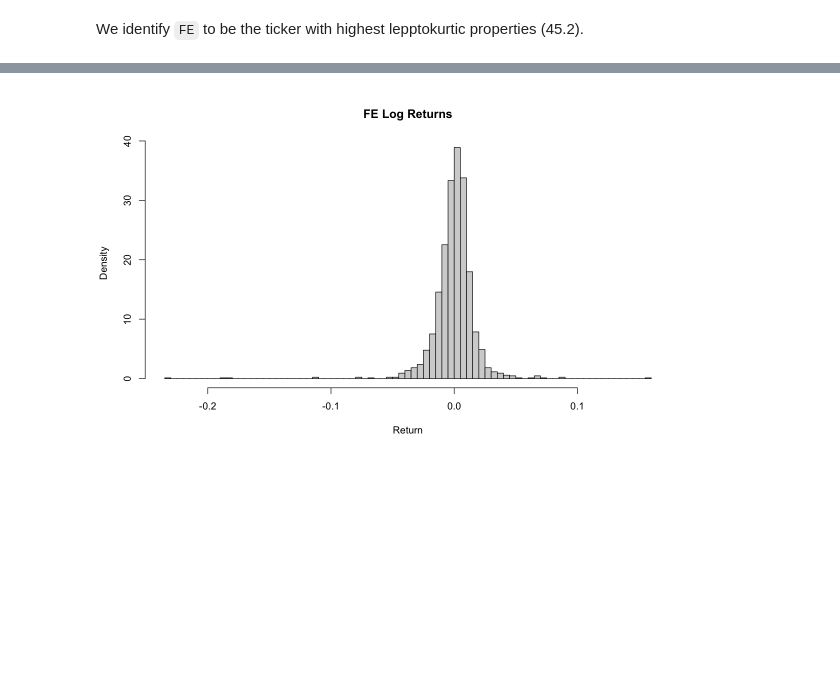
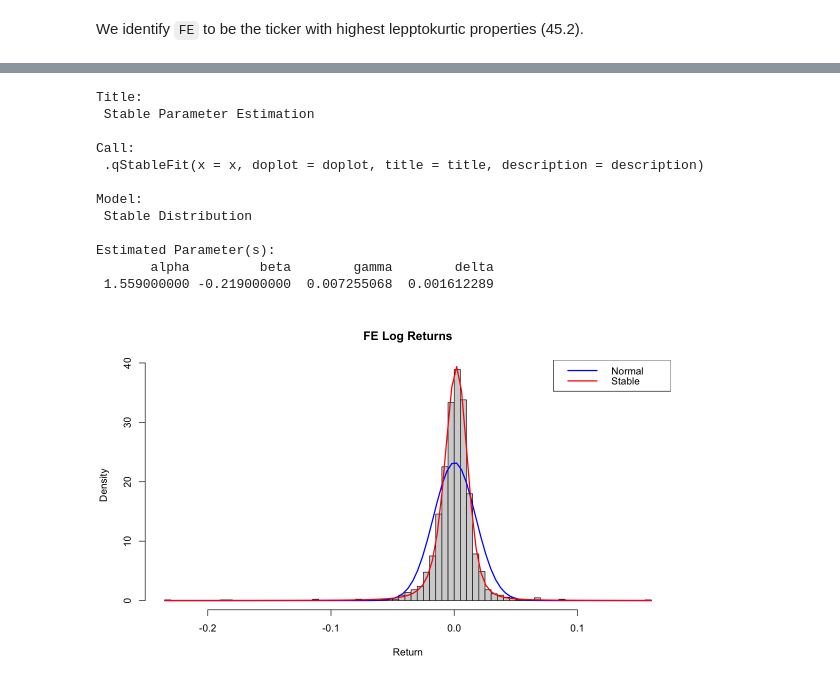
Before and after one commit to mildemx/FE1_Homeworks, a Jupyter notebook: Problem1_Part1.ipynb, the cells around one changed output, grey strips where cells are left out. Cells and saved outputs as stored; diff of their text form; code cells hidden in the pictures; blank space fills up the shorter version.

```diff
--- a/Problem1_Part1.ipynb
+++ b/Problem1_Part1.ipynb
@@ -276,10 +283,20 @@ We identify `FE` to be the ticker with highest lepptokurtic properties (45.2).
 FE <- rets_list[["FE"]]$rets #plotting log returns - more likely to be normal than simple returns
 
 pdf(NULL) #because stableFit produces an unnecessary graph
-stable_param <- stableFit(FE, type="q") #fit the stable distrib
+stable_param <- stableFit(FE, type="q") #fit the stable distrib (get the parameters)
 dev.off()
 
+print(stable_param)
 hist(FE, breaks=100, freq=FALSE, main="FE Log Returns", xlab="Return")
 
-cirve(dnorm(x, mean))
+curve(dnorm(x, mean=mean(FE), sd=sd(FE)), add=TRUE, col="blue", lwd=2) #normal distrib
+
+curve(dstable(x,alpha=stable_param@fit$estimate[1], #stable distrib
+                beta=stable_param@fit$estimate[2],
+                gamma=stable_param@fit$estimate[3],
+                delta=stable_param@fit$estimate[4]),
+    add=TRUE, col="red", lwd=2
+)
+
+legend("topright", legend=c("Normal", "Stable"), col=c("blue", "red"), lwd=2)
 # %% [output]
@@ -288 +305,13 @@ agg_record_1615869998
+Title:
+ Stable Parameter Estimation
+
+Call:
+ .qStableFit(x = x, doplot = doplot, title = title, description = description)
+
+Model:
+ Stable Distribution
+
+Estimated Parameter(s):
+       alpha         beta        gamma        delta
+ 1.559000000 -0.219000000  0.007255068  0.001612289
-[figure, old version]
+[figure, new version]
```
Also changed, not shown: parts of 6 cells of this notebook.
